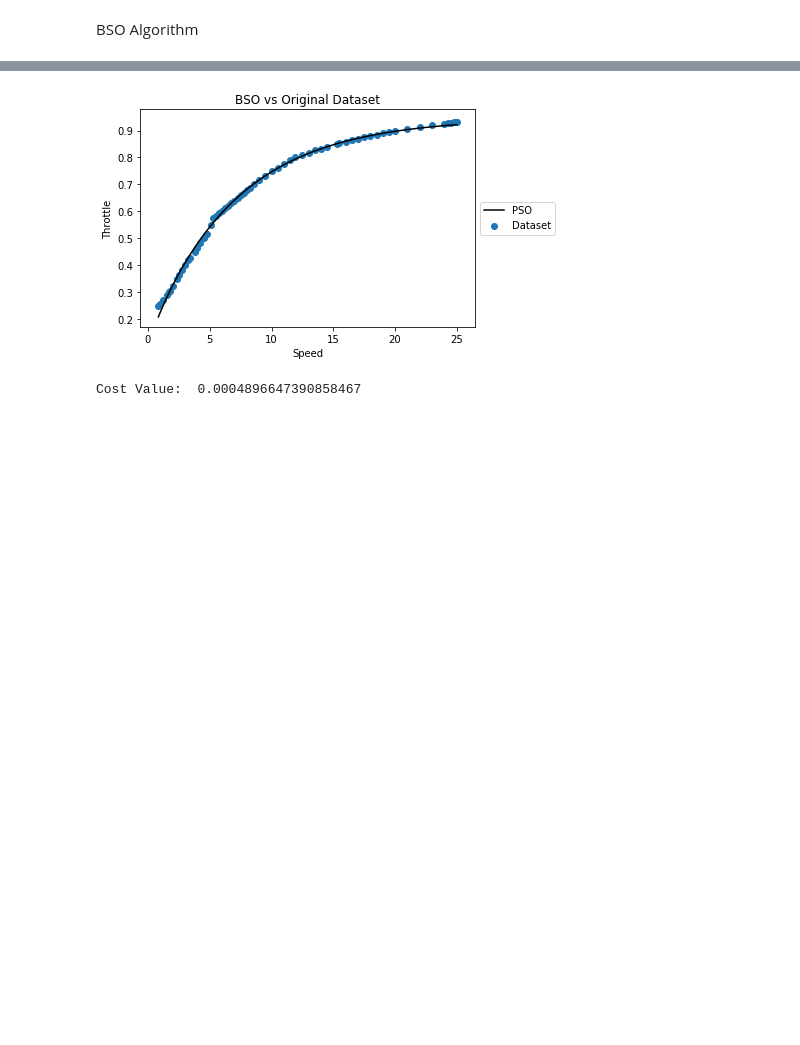
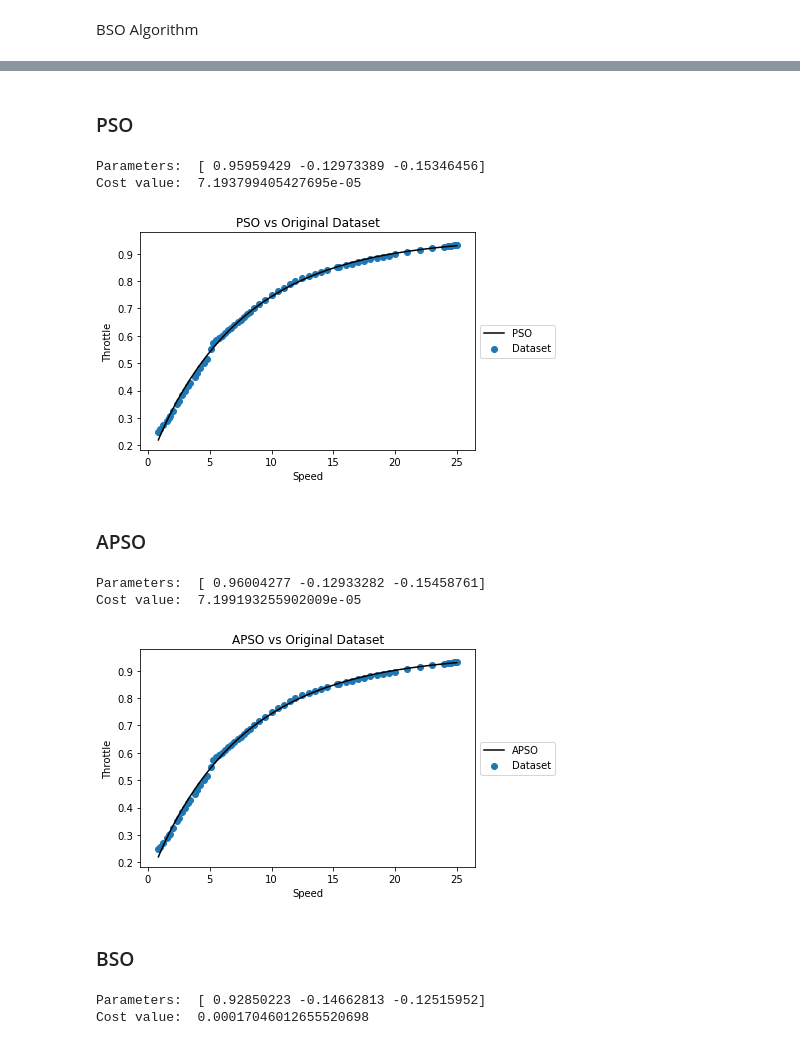
Before and after one commit to Vermillord/KP_Codes, a Jupyter notebook: Carla Algorithm Comparison/Steady State Response/steady_state.ipynb, the cells around one changed output, grey strips where cells are left out. Cells and saved outputs as stored; diff of their text form; code cells hidden in the pictures; blank space fills up the shorter version.

```diff
--- a/Carla Algorithm Comparison/Steady State Response/steady_state.ipynb
+++ b/Carla Algorithm Comparison/Steady State Response/steady_state.ipynb
@@ -392,0 +387,7 @@ The best idea is  [ 0.9008698  -0.16169508 -0.09928302]  with a cost of  0.00048
+# %%
+pso_best = np.load('results/pso_best.npy')
+pso_loss = np.load('results/pso_loss.npy')
+apso_best = np.load('results/apso_best.npy')
+apso_loss = np.load('results/apso_loss.npy')
+bso_best = np.load('results/bso_best.npy')
+bso_loss = np.load('results/bso_loss.npy')
@@ -393,12 +396,44 @@ The best idea is  [ 0.9008698  -0.16169508 -0.09928302]  with a cost of  0.00048
+# %% [markdown]
+### PSO
+# %%
+print("Parameters: ", pso_best)
+print("Cost value: ", pso_loss)
+# %% [output]
+Parameters:  [ 0.95959429 -0.12973389 -0.15346456]
+Cost value:  7.193799405427695e-05
 # %%
-plt.title('BSO vs Original Dataset')
+plt.title('PSO vs Original Dataset')
 plt.xlabel('Speed')
 plt.ylabel('Throttle')
-plt.plot(v0, ev_func(gba), label='PSO', color='k')
+plt.plot(v0, ev_func(pso_best), label='PSO', color='k')
 plt.scatter(v0, u0, label='Dataset')
 plt.legend(loc='center left', bbox_to_anchor=(1, 0.5))
 plt.show()
-print("Cost Value: ", cost(gbb))
 # %% [output]
-[figure, old version]
+[figure, new version]
-Cost Value:  0.0004896647390858467
+# %% [markdown]
+### APSO
+# %%
+print("Parameters: ", apso_best)
+print("Cost value: ", apso_loss)
+# %% [output]
+Parameters:  [ 0.96004277 -0.12933282 -0.15458761]
+Cost value:  7.199193255902009e-05
+# %%
+plt.title('APSO vs Original Dataset')
+plt.xlabel('Speed')
+plt.ylabel('Throttle')
+plt.plot(v0, ev_func(apso_best), label='APSO', color='k')
+plt.scatter(v0, u0, label='Dataset')
+plt.legend(loc='center left', bbox_to_anchor=(1, 0.5))
+plt.show()
+# %% [output]
+[figure, added]
+# %% [markdown]
+### BSO
+# %%
+print("Parameters: ", bso_best)
+print("Cost value: ", bso_loss)
+# %% [output]
+Parameters:  [ 0.92850223 -0.14662813 -0.12515952]
+Cost value:  0.00017046012655520698
```
Also changed, not shown: parts of 18 cells of this notebook, 6 other files.
